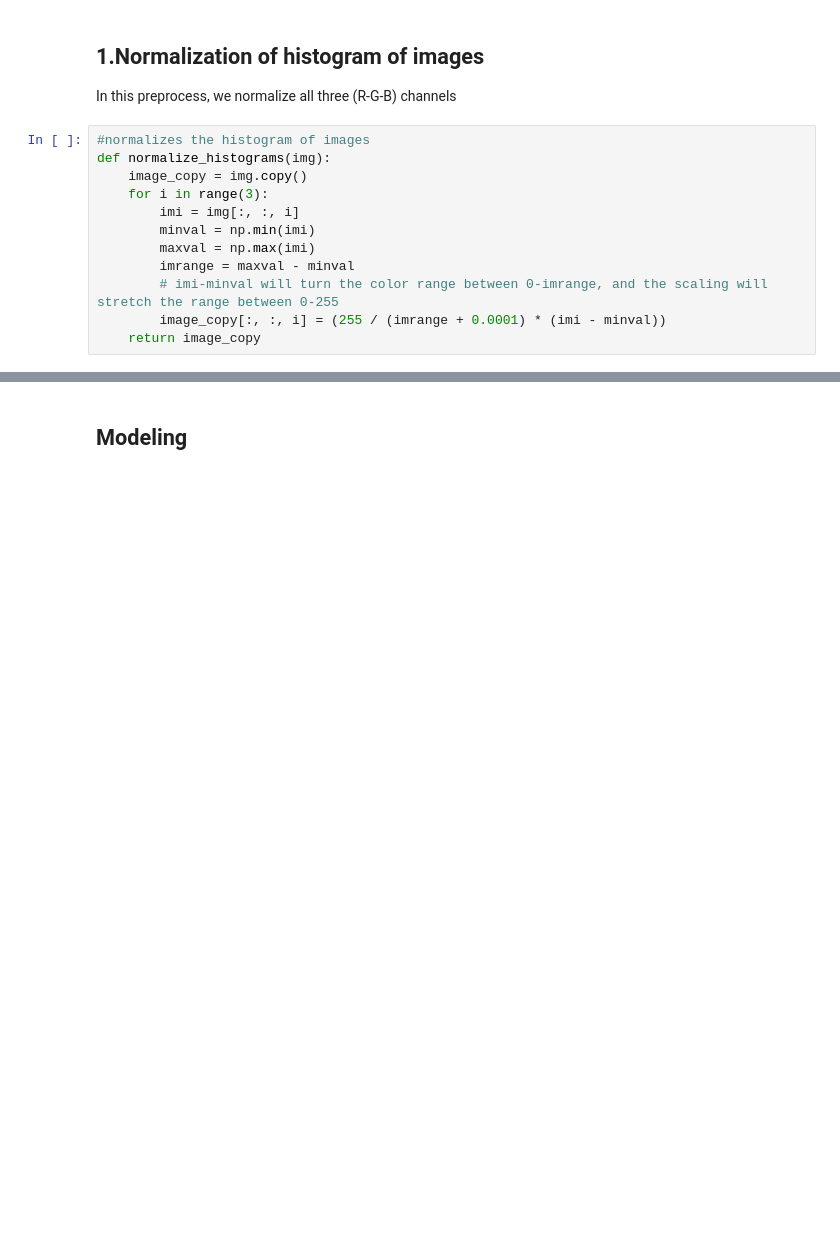
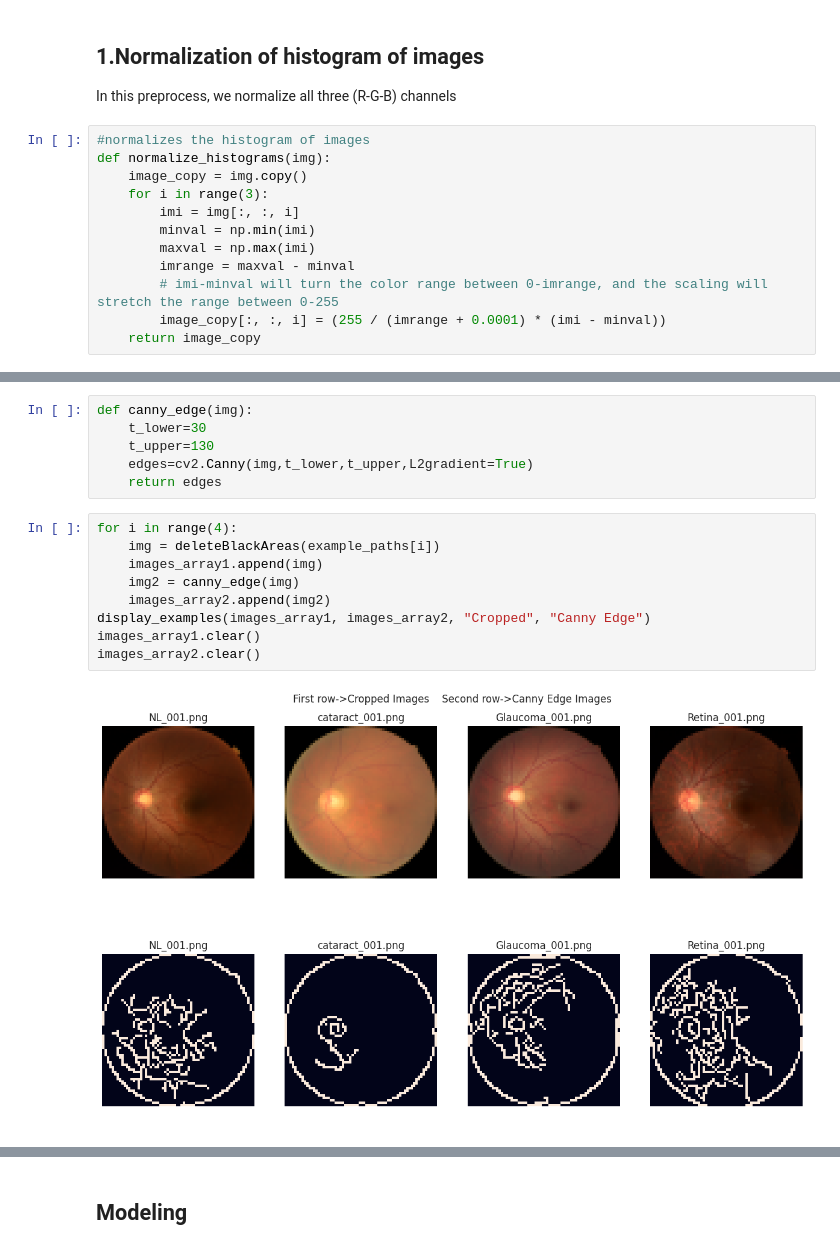
Before and after one commit to semooww/DSCP, a Jupyter notebook: bbm467_template_EN.ipynb, the cells around one changed output, grey strips where cells are left out. Cells and saved outputs as stored; diff of their text form; blank space fills up the shorter version.

```diff
--- a/bbm467_template_EN.ipynb
+++ b/bbm467_template_EN.ipynb
@@ -224,3 +244,20 @@ images_array2.clear()
+# %%
+def canny_edge(img):
+    t_lower=30
+    t_upper=130
+    edges=cv2.Canny(img,t_lower,t_upper,L2gradient=True)
+    return edges
+# %%
+for i in range(4):
+    img = deleteBlackAreas(example_paths[i])
+    images_array1.append(img)
+    img2 = canny_edge(img)
+    images_array2.append(img2)
+display_examples(images_array1, images_array2, "Cropped", "Canny Edge")
+images_array1.clear()
+images_array2.clear()
+# %% [output]
+[figure, added]
 # %%
 def create_dataset(df, mode=0):
     # Creating dataset
```
Also changed, not shown: parts of 30 cells of this notebook, 1 other file.
